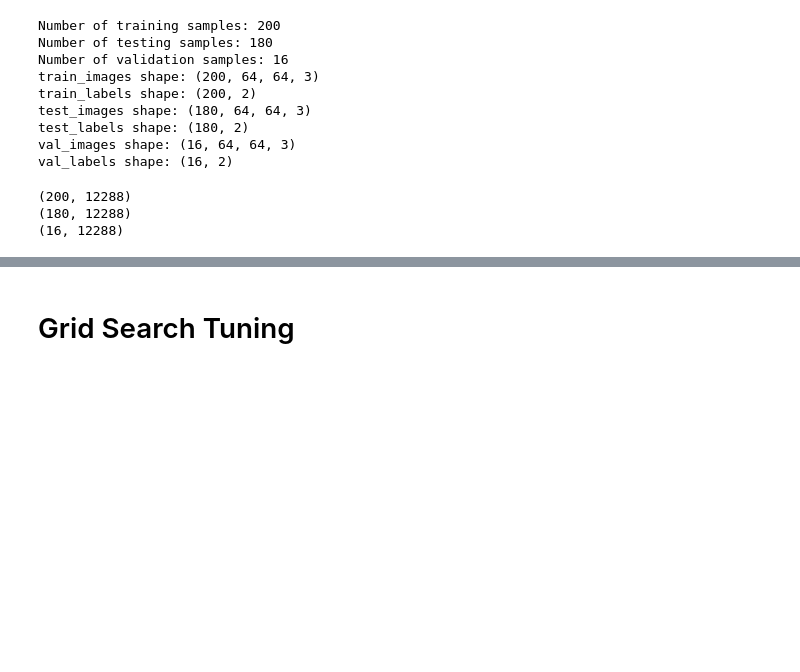
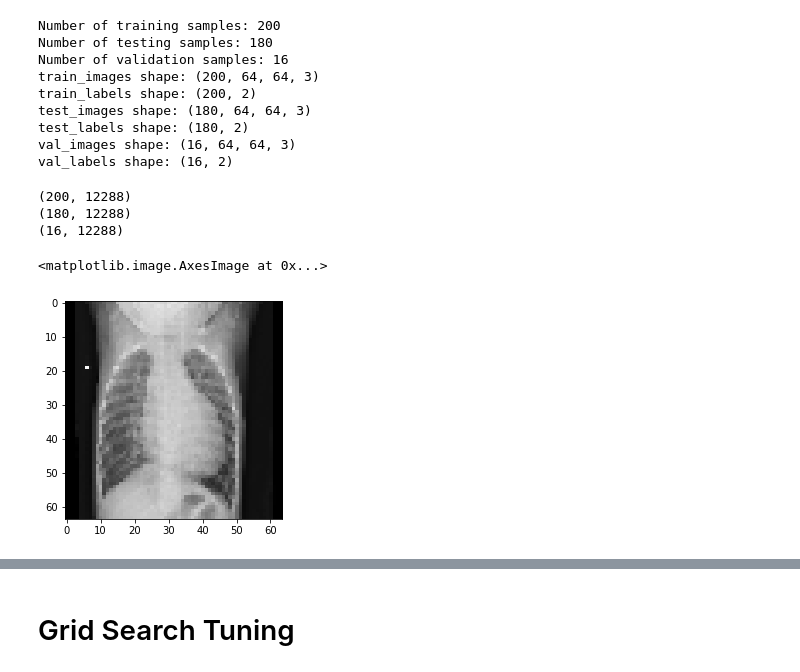
Before and after one commit to INV-VTL/P4-Project, a Jupyter notebook: Notebook.ipynb, the cells around one changed output, grey strips where cells are left out. Cells and saved outputs as stored; diff of their text form; code cells hidden in the pictures; blank space fills up the shorter version.

```diff
--- a/Notebook.ipynb
+++ b/Notebook.ipynb
@@ -362,0 +365,5 @@ val_y = np.reshape(val_labels[:,0], (16,1))
+# %%
+display(plt.imshow(train_images[0]))
+# %% [output]
+<matplotlib.image.AxesImage at 0x...>
+[figure, added]
```
Also changed, not shown: parts of 30 cells of this notebook, 3 other files.
